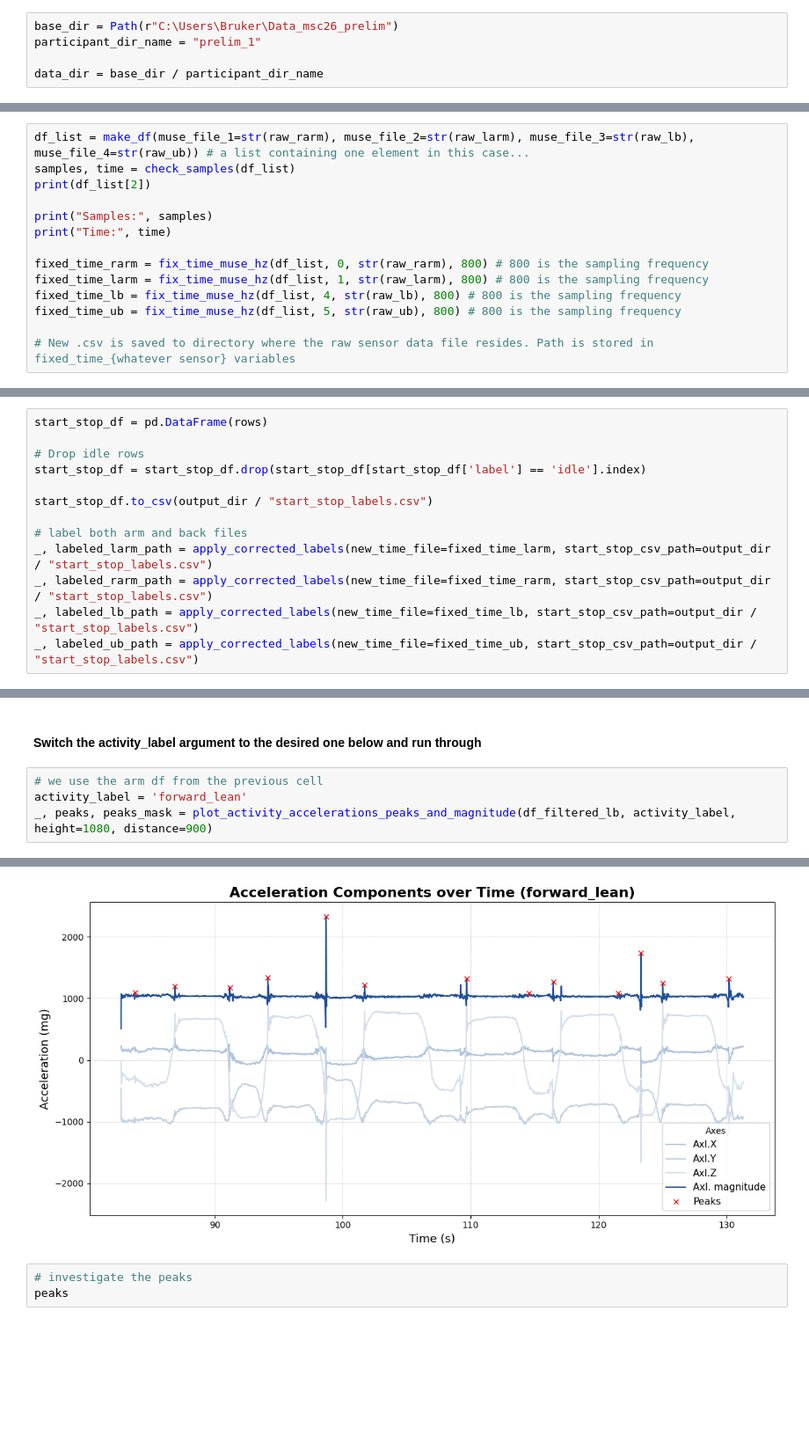
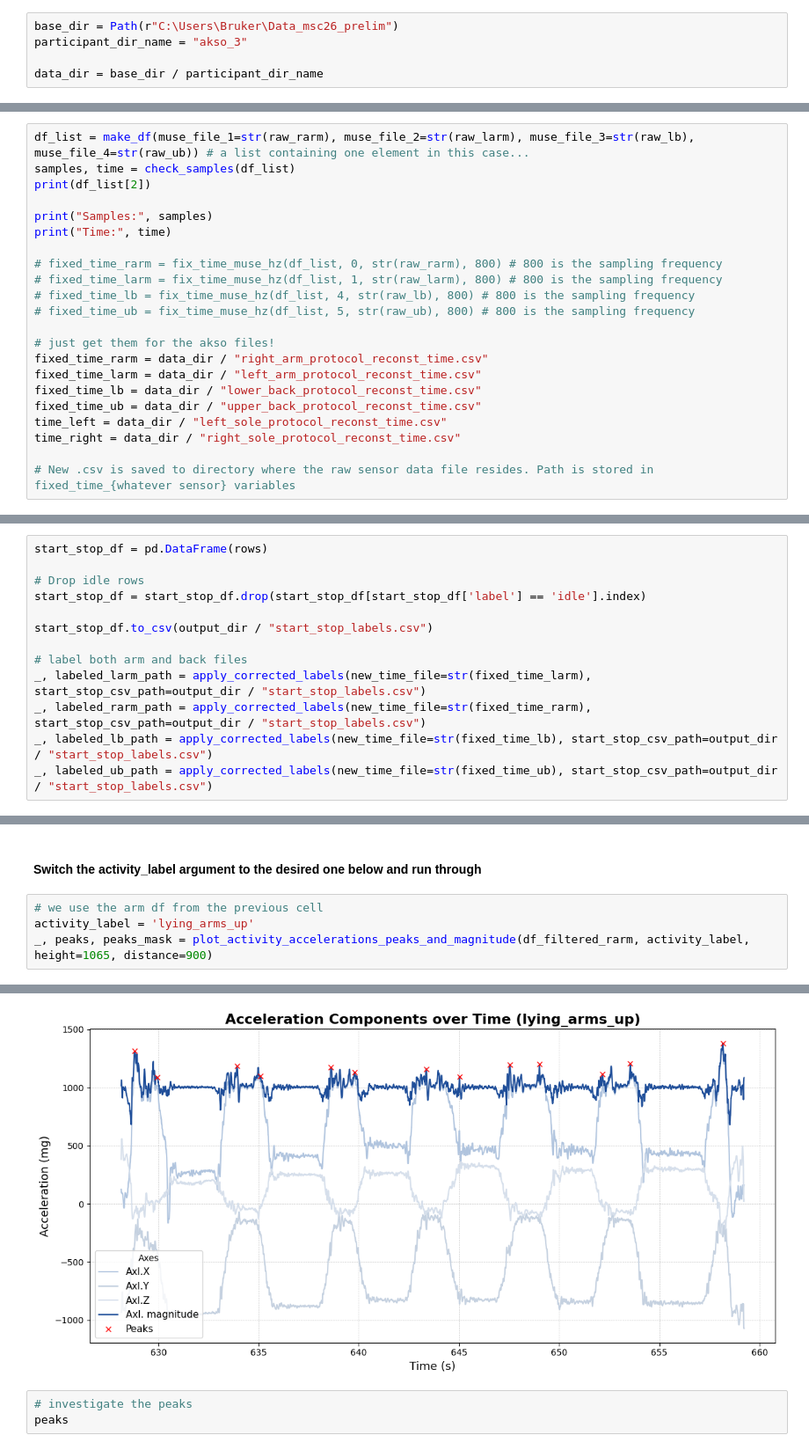
Before and after one commit to johanneloet/MasterV26, a Jupyter notebook: labeling_pipeline.ipynb, the cells around one changed output, grey strips where cells are left out. Shown at 88% size. Saved outputs shown, nothing was run; the diff lists cells and outputs as text; blank space fills up the shorter version.

Commit message:
working with real world data, work in progress this

```diff
--- a/labeling_pipeline.ipynb
+++ b/labeling_pipeline.ipynb
@@ -24,7 +24,7 @@ import numpy as np
 First, define where data files exist by modifying base_dir and participant_dir_name. Use standardized naming to make file retrieval easier!
 # %%
 base_dir = Path(r"C:\Users\Bruker\Data_msc26_prelim")
-participant_dir_name = "prelim_1"
+participant_dir_name = "akso_3"
 
 data_dir = base_dir / participant_dir_name
 # %% [markdown]
@@ -72,9 +76,17 @@ print(df_list[2])
 print("Samples:", samples)
 print("Time:", time)
 
-fixed_time_rarm = fix_time_muse_hz(df_list, 0, str(raw_rarm), 800) # 800 is the sampling frequency
-fixed_time_larm = fix_time_muse_hz(df_list, 1, str(raw_larm), 800) # 800 is the sampling frequency
-fixed_time_lb = fix_time_muse_hz(df_list, 4, str(raw_lb), 800) # 800 is the sampling frequency
-fixed_time_ub = fix_time_muse_hz(df_list, 5, str(raw_ub), 800) # 800 is the sampling frequency
+# fixed_time_rarm = fix_time_muse_hz(df_list, 0, str(raw_rarm), 800) # 800 is the sampling frequency
+# fixed_time_larm = fix_time_muse_hz(df_list, 1, str(raw_larm), 800) # 800 is the sampling frequency
+# fixed_time_lb = fix_time_muse_hz(df_list, 4, str(raw_lb), 800) # 800 is the sampling frequency
+# fixed_time_ub = fix_time_muse_hz(df_list, 5, str(raw_ub), 800) # 800 is the sampling frequency
+
+# just get them for the akso files!
+fixed_time_rarm = data_dir / "right_arm_protocol_reconst_time.csv"
+fixed_time_larm = data_dir / "left_arm_protocol_reconst_time.csv"
+fixed_time_lb = data_dir / "lower_back_protocol_reconst_time.csv"
+fixed_time_ub = data_dir / "upper_back_protocol_reconst_time.csv"
+time_left = data_dir / "left_sole_protocol_reconst_time.csv"
+time_right = data_dir / "right_sole_protocol_reconst_time.csv"
 
 # New .csv is saved to directory where the raw sensor data file resides. Path is stored in fixed_time_{whatever sensor} variables
@@ -292,9 +280,9 @@ start_stop_df = start_stop_df.drop(start_stop_df[start_stop_df['label'] == 'idle
 start_stop_df.to_csv(output_dir / "start_stop_labels.csv")
 
 # label both arm and back files
-_, labeled_larm_path = apply_corrected_labels(new_time_file=fixed_time_larm, start_stop_csv_path=output_dir / "start_stop_labels.csv")
-_, labeled_rarm_path = apply_corrected_labels(new_time_file=fixed_time_rarm, start_stop_csv_path=output_dir / "start_stop_labels.csv")
-_, labeled_lb_path = apply_corrected_labels(new_time_file=fixed_time_lb, start_stop_csv_path=output_dir / "start_stop_labels.csv")
-_, labeled_ub_path = apply_corrected_labels(new_time_file=fixed_time_ub, start_stop_csv_path=output_dir / "start_stop_labels.csv")
+_, labeled_larm_path = apply_corrected_labels(new_time_file=str(fixed_time_larm), start_stop_csv_path=output_dir / "start_stop_labels.csv")
+_, labeled_rarm_path = apply_corrected_labels(new_time_file=str(fixed_time_rarm), start_stop_csv_path=output_dir / "start_stop_labels.csv")
+_, labeled_lb_path = apply_corrected_labels(new_time_file=str(fixed_time_lb), start_stop_csv_path=output_dir / "start_stop_labels.csv")
+_, labeled_ub_path = apply_corrected_labels(new_time_file=str(fixed_time_ub), start_stop_csv_path=output_dir / "start_stop_labels.csv")
 # %%
 start_stop_df
@@ -496,6 +429,6 @@ More details in specialization project report. Alternate method in Maria's thesi
 #### Switch the activity_label argument to the desired one below and run through
 # %%
 # we use the arm df from the previous cell
-activity_label = 'forward_lean'
-_, peaks, peaks_mask = plot_activity_accelerations_peaks_and_magnitude(df_filtered_lb, activity_label, height=1080, distance=900)
+activity_label = 'lying_arms_up'
+_, peaks, peaks_mask = plot_activity_accelerations_peaks_and_magnitude(df_filtered_rarm, activity_label, height=1065, distance=900)
 # %% [output]
@@ -504,4 +437,4 @@ Original: Index([876, 3372, 6801, 9180, 12820], dtype='int64')
-[figure, old version]
+[figure, new version]
 # %%
 # investigate the peaks
 peaks
```
Also changed, not shown: parts of 26 cells of this notebook, 16 other files.
